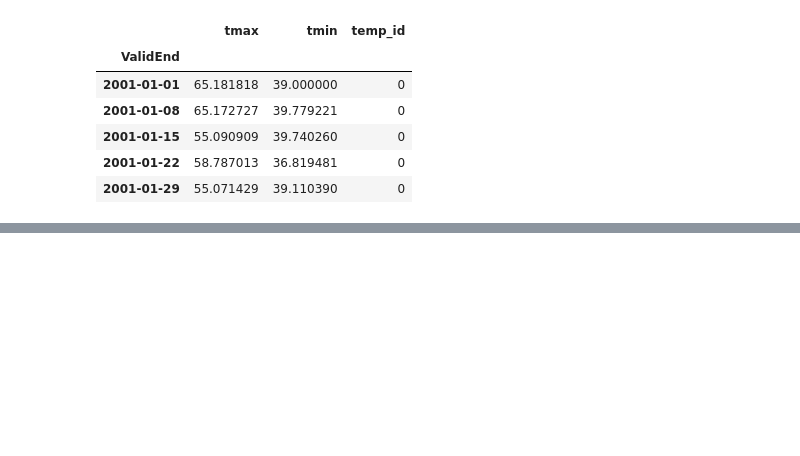
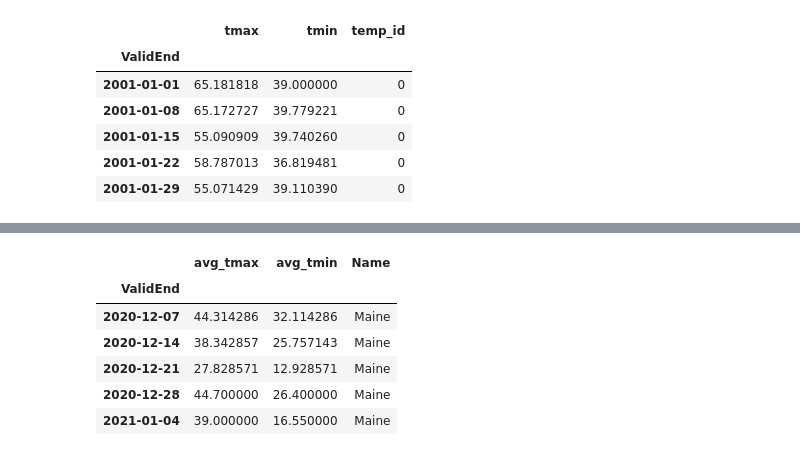
Before and after one commit to sqnguyen00/project-5-repo, a Jupyter notebook: merge_temp_drought.ipynb, the cells around one changed output, grey strips where cells are left out. Drawn from its saved outputs; the diff is of its cells as text; code cells hidden in the pictures; blank space fills up the shorter version.

```diff
--- a/merge_temp_drought.ipynb
+++ b/merge_temp_drought.ipynb
@@ -275 +257,11 @@ Georgia           1045
 Name: Name, dtype: int64
+# %%
+weekly_temp.tail()
+# %% [output]
+|  | avg_tmax | avg_tmin | Name |
+| ValidEnd |  |  |  |
+| 2020-12-07 | 44.314286 | 32.114286 | Maine |
+| 2020-12-14 | 38.342857 | 25.757143 | Maine |
+| 2020-12-21 | 27.828571 | 12.928571 | Maine |
+| 2020-12-28 | 44.700000 | 26.400000 | Maine |
+| 2021-01-04 | 39.000000 | 16.550000 | Maine |
```
Also changed, not shown: parts of 12 cells of this notebook, 1 other file.
